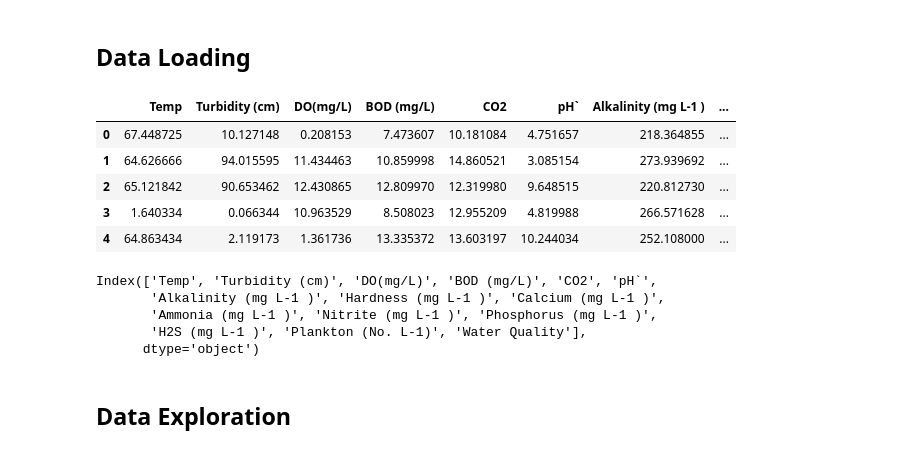
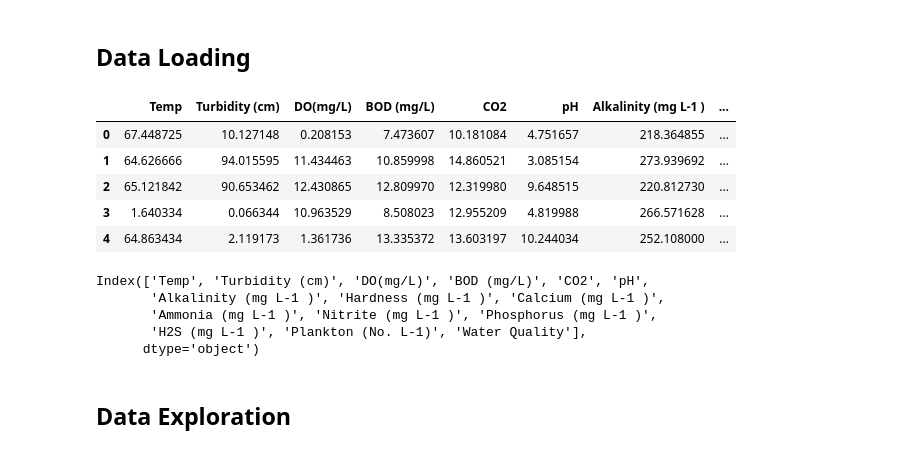
Before and after one commit to azzelll/environmental-ai-project, a Jupyter notebook: notebooks/model_water.ipynb, the cells around one changed output. Saved outputs shown, nothing was run; the diff lists cells and outputs as text; code cells hidden in the pictures.

```diff
--- a/notebooks/model_water.ipynb
+++ b/notebooks/model_water.ipynb
@@ -7,18 +7,18 @@ This notebook analyzes the water quality dataset, builds and compares multiple c
 # %%
 import pandas as pd
 
-data_air = pd.read_excel("water_dataset.xlsx")
+data_air = pd.read_csv("water_dataset.csv")
 
 display(data_air.head())
 data_air.columns
 # %% [output]
-|  | Temp | Turbidity (cm) | DO(mg/L) | BOD (mg/L) | CO2 | pH` | Alkalinity (mg L-1 ) | ... |
+|  | Temp | Turbidity (cm) | DO(mg/L) | BOD (mg/L) | CO2 | pH | Alkalinity (mg L-1 ) | ... |
 | 0 | 67.448725 | 10.127148 | 0.208153 | 7.473607 | 10.181084 | 4.751657 | 218.364855 | ... |
 | 1 | 64.626666 | 94.015595 | 11.434463 | 10.859998 | 14.860521 | 3.085154 | 273.939692 | ... |
 | 2 | 65.121842 | 90.653462 | 12.430865 | 12.809970 | 12.319980 | 9.648515 | 220.812730 | ... |
 | 3 | 1.640334 | 0.066344 | 10.963529 | 8.508023 | 12.955209 | 4.819988 | 266.571628 | ... |
 | 4 | 64.863434 | 2.119173 | 1.361736 | 13.335372 | 13.603197 | 10.244034 | 252.108000 | ... |
-Index(['Temp', 'Turbidity (cm)', 'DO(mg/L)', 'BOD (mg/L)', 'CO2', 'pH`',
+Index(['Temp', 'Turbidity (cm)', 'DO(mg/L)', 'BOD (mg/L)', 'CO2', 'pH',
        'Alkalinity (mg L-1 )', 'Hardness (mg L-1 )', 'Calcium (mg L-1 )',
        'Ammonia (mg L-1 )', 'Nitrite (mg L-1 )', 'Phosphorus (mg L-1 )',
        'H2S (mg L-1 )', 'Plankton (No. L-1)', 'Water Quality'],
```
Also changed, not shown: parts of 3 cells of this notebook, 3 other files.
